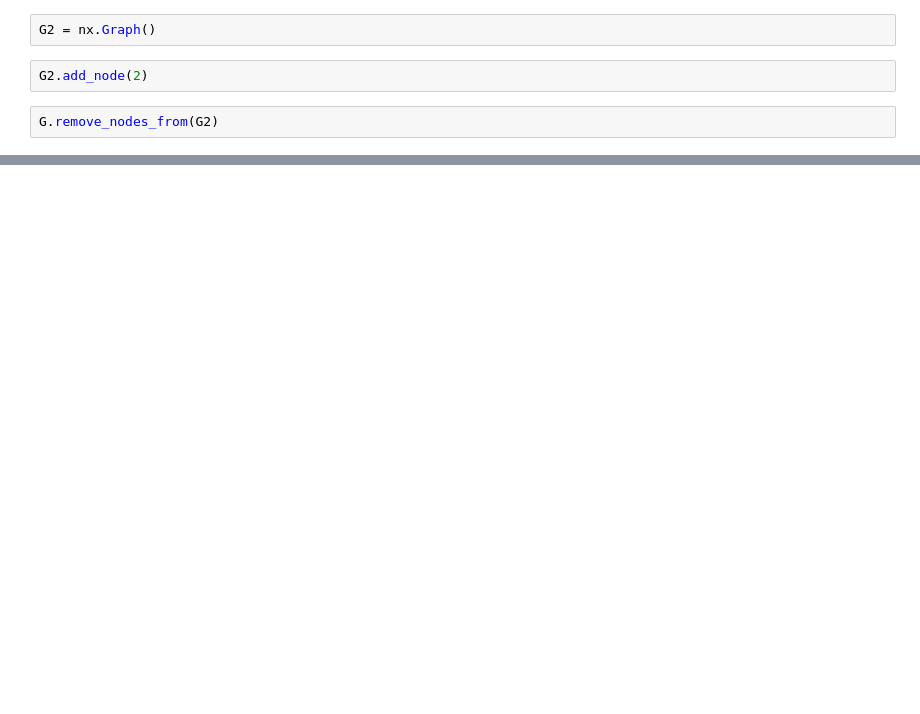
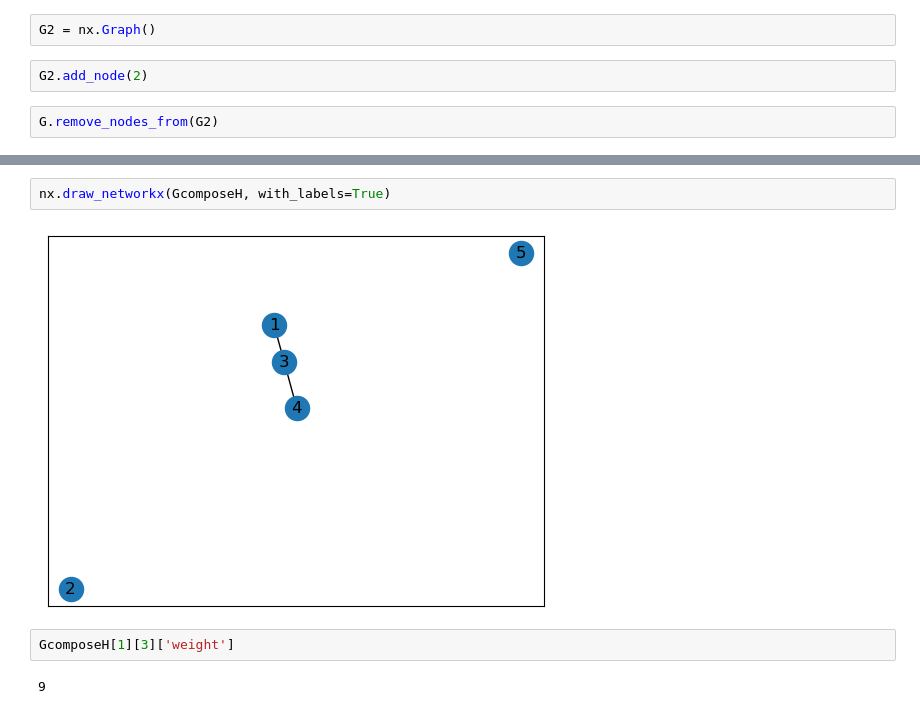
Before and after one commit to minghl/Link-Prediction-Matser-Project, a Jupyter notebook: test.ipynb, the cells around one changed output, grey strips where cells are left out. Drawn from its saved outputs; the diff is of its cells as text; blank space fills up the shorter version.

```diff
--- a/test.ipynb
+++ b/test.ipynb
@@ -55,0 +80,8 @@ nx.draw_networkx(G, with_labels=True)
+# %%
+nx.draw_networkx(GcomposeH, with_labels=True)
+# %% [output]
+[figure, added]
+# %%
+GcomposeH[1][3]['weight']
+# %% [output]
+9
```
Also changed, not shown: parts of 12 cells of this notebook, 3 other files.
